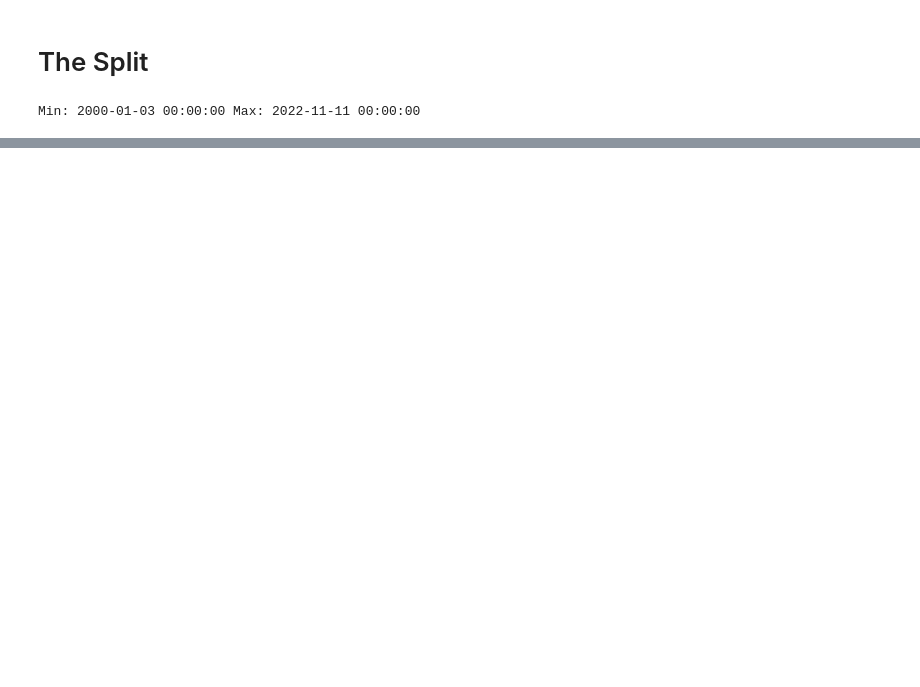
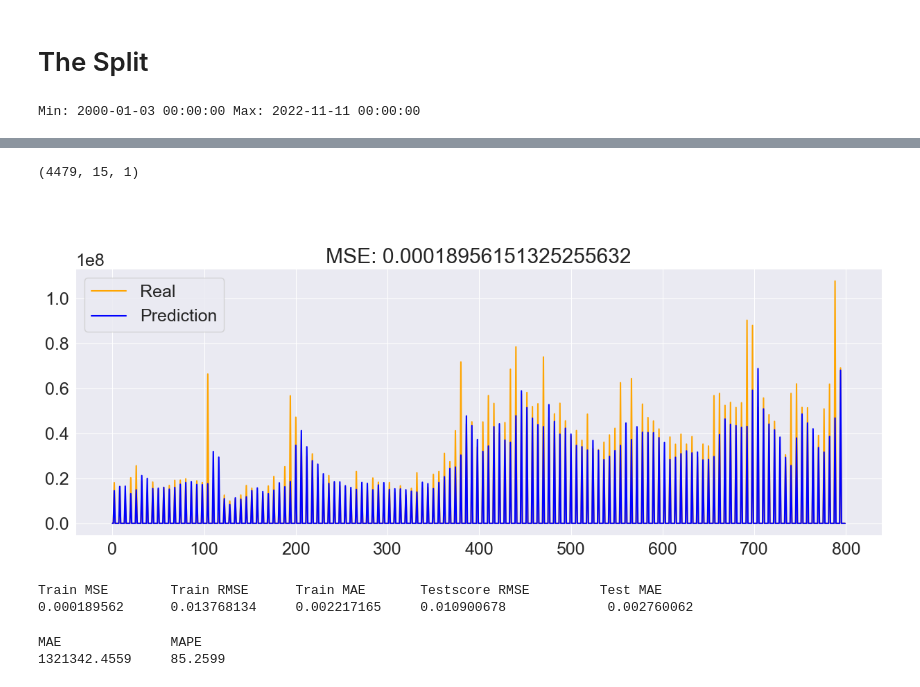
Before and after one commit to ShirsenduRyo/Stock-CNN-LSTM, a Jupyter notebook: TSFA 1.ipynb, the cells around one changed output, grey strips where cells are left out. Saved outputs shown, nothing was run; the diff lists cells and outputs as text; code cells hidden in the pictures; blank space fills up the shorter version.

```diff
--- a/TSFA 1.ipynb
+++ b/TSFA 1.ipynb
@@ -232,0 +354,4 @@ NameError: name 'model' is not defined
+# %%
+#Evaluating model
+trainScore = model.evaluate(Xtrain, Ytrain, verbose=1)
+testScore = model.evaluate(Xtest, Ytest, verbose=1)
@@ -232,0 +361,2 @@ NameError: name 'model' is not defined
+# %%
+preds = model.predict(Xtest)
@@ -232,0 +365,20 @@ NameError: name 'model' is not defined
+# %%
+Xtest.shape
+# %% [output]
+(4479, 15, 1)
+# %% [markdown]
+######
+# %%
+
+plt.figure(figsize=(15,5))
+plt.title('MSE: {}'.format(trainScore[0]))
+plt.plot(Ytest[:800], 'orange', label='Real')
+plt.plot(preds[:800], 'b', label='Prediction')
+
+plt.legend(loc="best")
+plt.gcf()
+#for saving figures
+# plt.savefig('CPALL_graph.png')
+plt.show()
+# %% [output]
+[figure, added]
@@ -232,0 +389,13 @@ NameError: name 'model' is not defined
+# %%
+#Show Train and Test Scores
+print('Train MSE \t Train RMSE \t Train MAE \t Testscore RMSE \tTest MAE')
+print('%.9f \t %.9f \t %.9f \t %.9f \t\t %.9f' % (trainScore[0], math.sqrt(trainScore[0]),trainScore[1],math.sqrt(testScore[0]),testScore[1]))
+# %% [output]
+Train MSE        Train RMSE      Train MAE       Testscore RMSE         Test MAE
+0.000189562      0.013768134     0.002217165     0.010900678             0.002760062
+# %%
+print('MAE \t\t MAPE')
+print('%.4f \t %.4f' % (mean_absolute_error(Ytest,preds),(np.mean(np.abs((Ytest - preds) / Ytest)) * 100)))
+# %% [output]
+MAE              MAPE
+1321342.4559     85.2599
```
Also changed, not shown: parts of 44 cells of this notebook, 1 other file.
